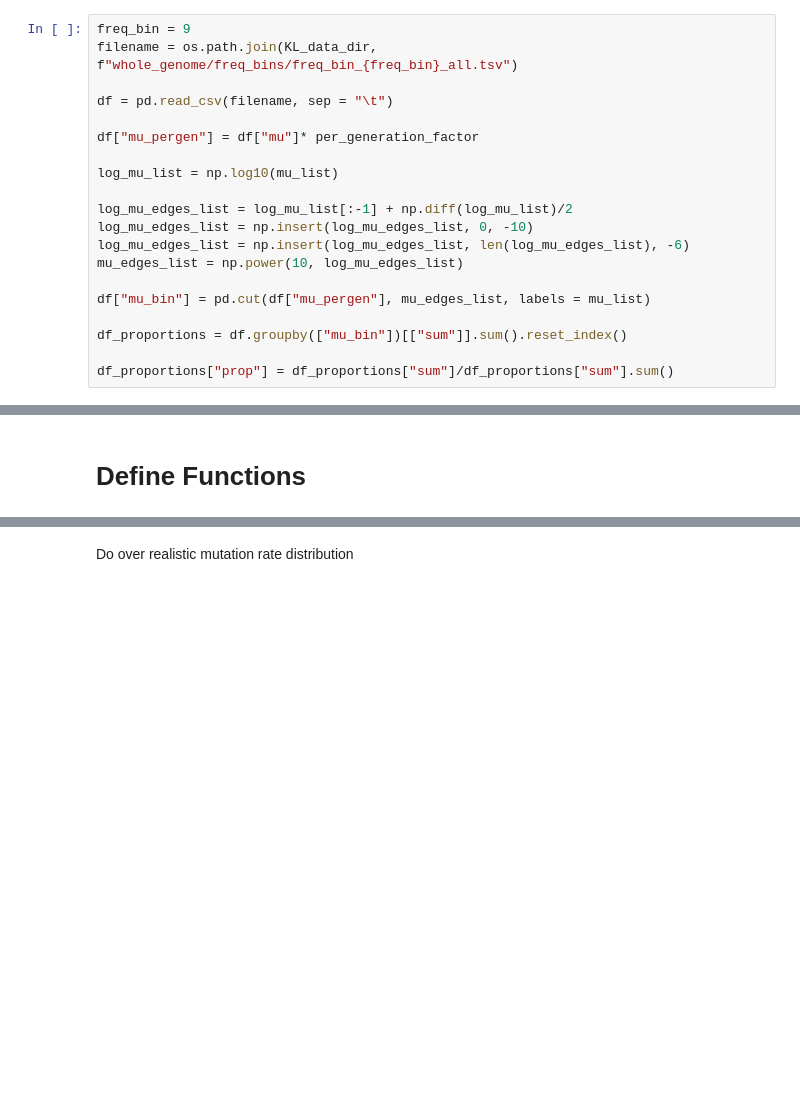
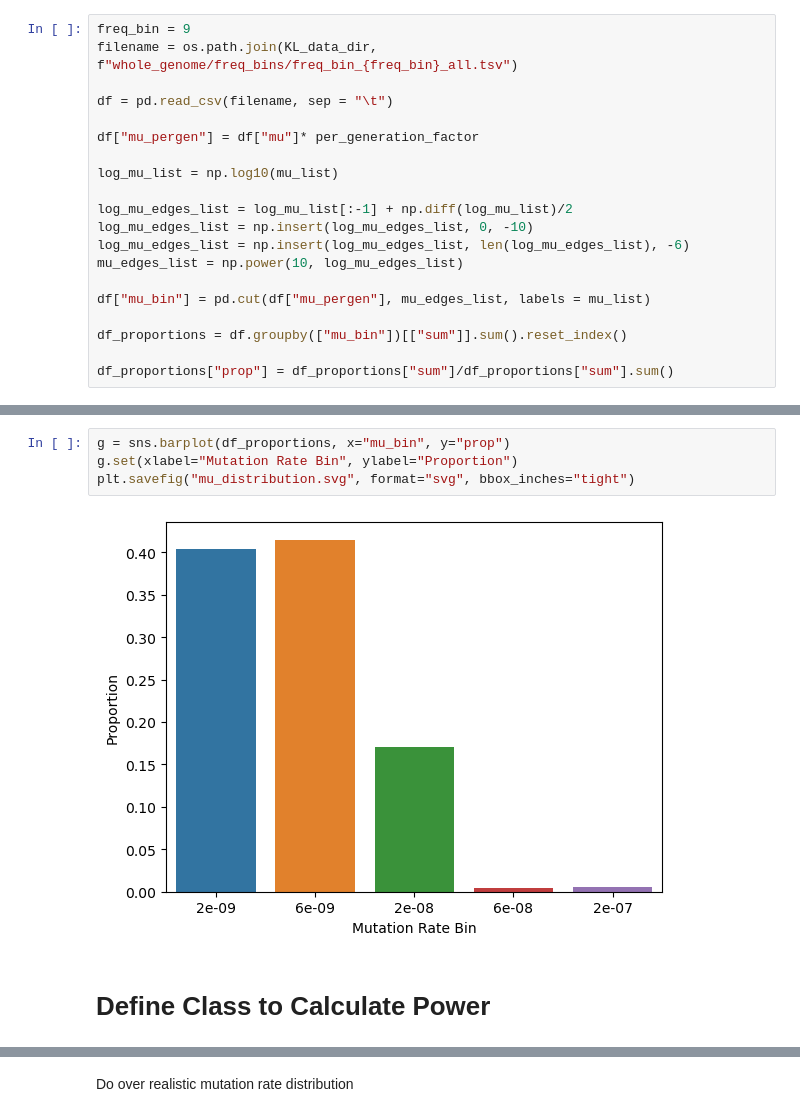
Before and after one commit to dajale423/raKLette, a Jupyter notebook: notebooks/method_validation/power_analysis.ipynb, the cells around one changed output, grey strips where cells are left out. Cells and saved outputs as stored; diff of their text form; blank space fills up the shorter version.

Commit message:
add power anlaysis

```diff
--- a/notebooks/method_validation/power_analysis.ipynb
+++ b/notebooks/method_validation/power_analysis.ipynb
@@ -31,2 +41,8 @@ df_proportions["prop"] = df_proportions["sum"]/df_proportions["sum"].sum()
+# %%
+g = sns.barplot(df_proportions, x="mu_bin", y="prop")
+g.set(xlabel="Mutation Rate Bin", ylabel="Proportion")
+plt.savefig("mu_distribution.svg", format="svg", bbox_inches="tight")
+# %% [output]
+[figure, added]
 # %% [markdown]
-# Define Functions
+# Define Class to Calculate Power
```
Also changed, not shown: parts of 58 cells of this notebook.
